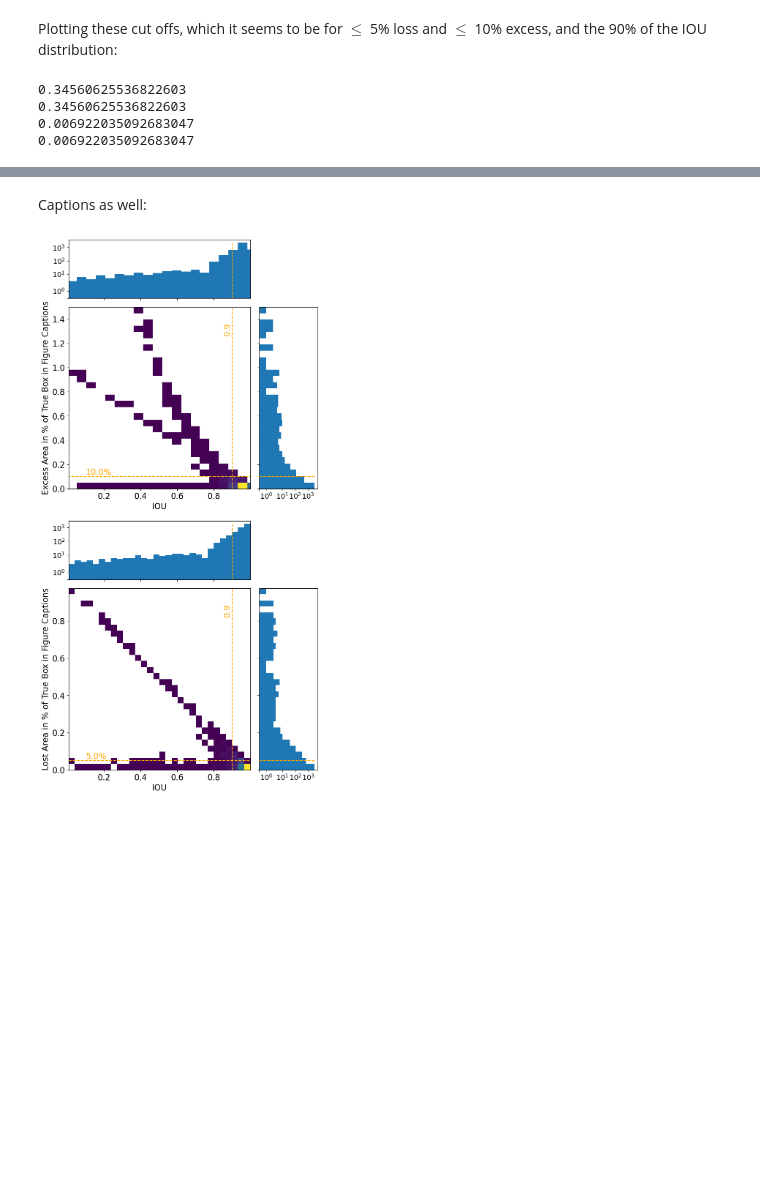
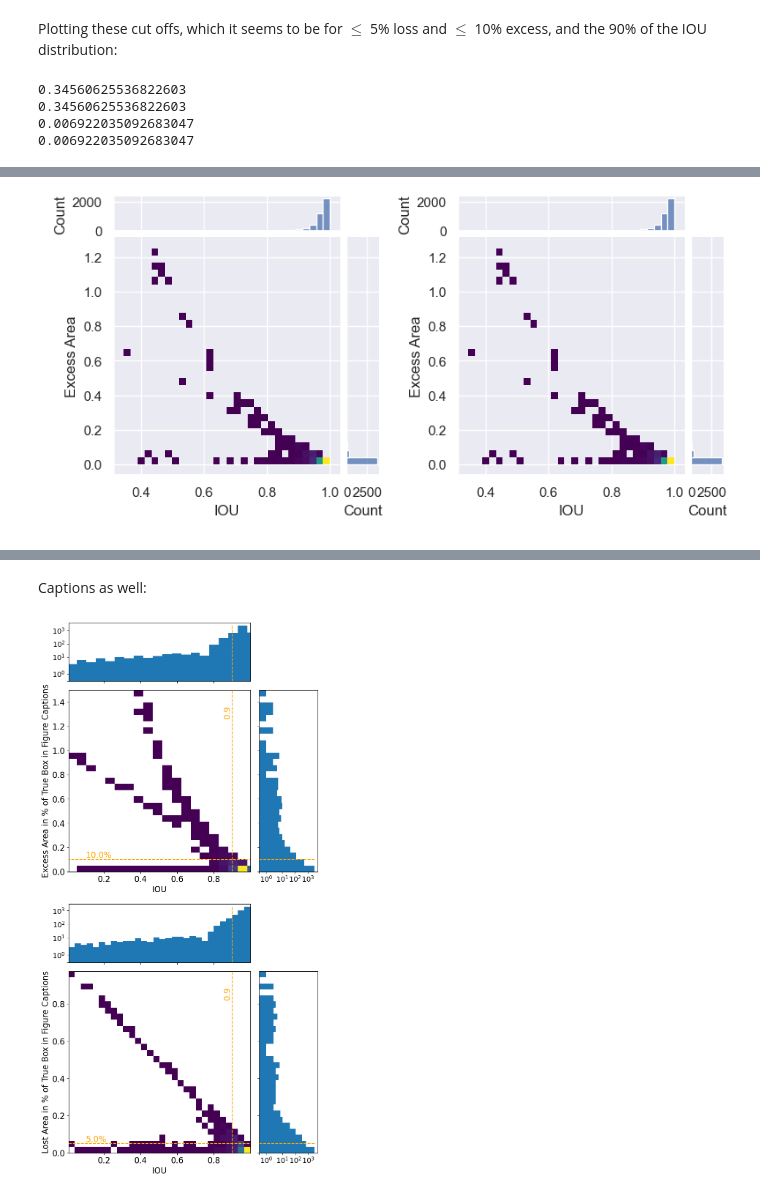
Before and after one commit to ReadingTimeMachine/digitization_at_high_localization, a Jupyter notebook: iou_vs_metrics_of_interest.ipynb, the cells around one changed output, grey strips where cells are left out. Saved outputs shown, nothing was run; the diff lists cells and outputs as text; code cells hidden in the pictures; blank space fills up the shorter version.

Commit message:
moving to seaborn

```diff
--- a/iou_vs_metrics_of_interest.ipynb
+++ b/iou_vs_metrics_of_interest.ipynb
@@ -611,0 +686,27 @@ plt.show()
+# %%
+mask = excess_figs > -1
+x = ious_figs[mask]; y = excess_figs[mask]
+df1 = pd.DataFrame({'IOU':x, 'Excess Area':y})
+# %%
+df = pd.DataFrame(dict(
+    Attack = np.random.random(20),
+    Defense = np.random.random(20)))
+
+#g0 = sns.lmplot(data= df, x='Attack', y= 'Defense')
+#g1 = sns.jointplot(data= df, x='Attack', y= 'Defense', kind='scatter',color='purple')
+g1=sns.jointplot(data=df1, x="IOU", y="Excess Area", kind="hist",
+                   marginal_kws=dict(bins=30), bins=30, cmap='viridis',
+                  marginal_ticks=True)
+g0 =sns.jointplot(data=df1, x="IOU", y="Excess Area", kind="hist",
+                   marginal_kws=dict(bins=30), bins=30, cmap='viridis',
+                  marginal_ticks=True)
+
+fig = plt.figure(figsize=(8,4))
+gs = gridspec.GridSpec(1, 2)
+
+mg0 = SeabornFig2Grid(g0, fig, gs[0])
+mg1 = SeabornFig2Grid(g1, fig, gs[1])
+
+gs.tight_layout(fig)
+# %% [output]
+[figure, added]
```
Also changed, not shown: parts of 9 cells of this notebook.
